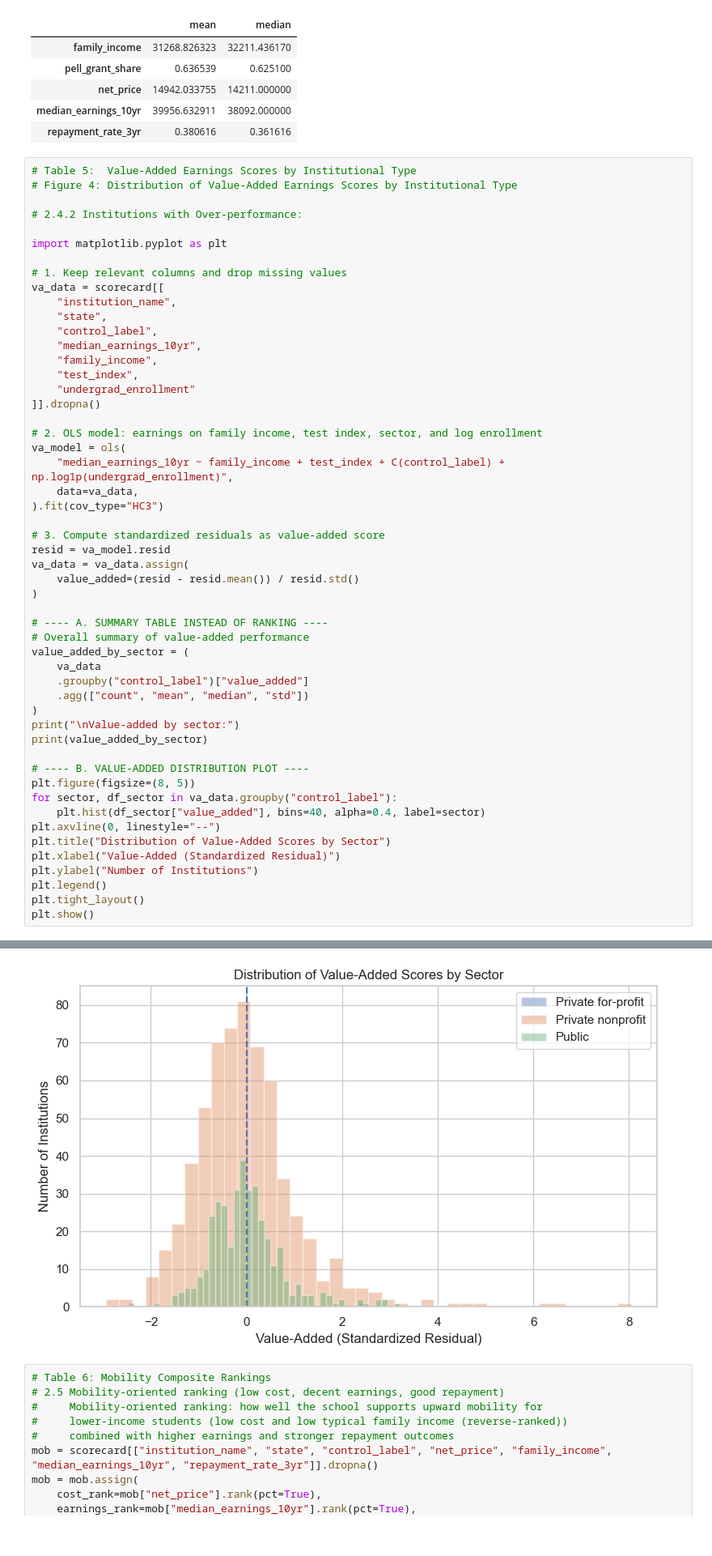
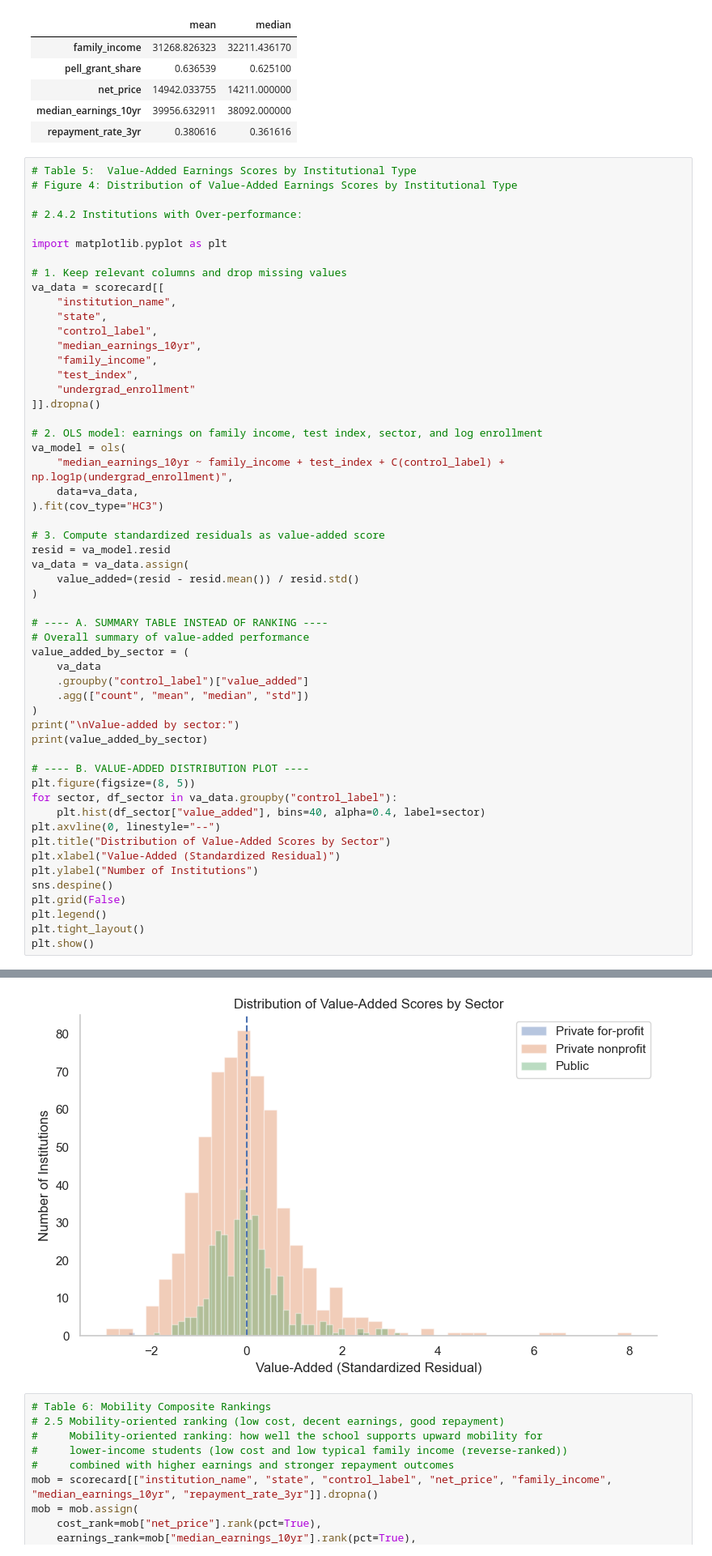
Before and after one commit to jethrochen0709/Econ570FinalProject, a Jupyter notebook: CODE_econ570-final-project/FInalProject.ipynb, the cells around one changed output, grey strips where cells are left out. Shown: that part at 81% size. Drawn from its saved outputs; the diff is of its cells as text.

Commit message:
refined Figure 4

```diff
--- a/CODE_econ570-final-project/FInalProject.ipynb
+++ b/CODE_econ570-final-project/FInalProject.ipynb
@@ -402,34 +402,36 @@ va_data = va_data.assign(
 )
 
 # ---- A. SUMMARY TABLE INSTEAD OF RANKING ----
 # Overall summary of value-added performance
 value_added_by_sector = (
     va_data
     .groupby("control_label")["value_added"]
     .agg(["count", "mean", "median", "std"])
 )
 print("\nValue-added by sector:")
 print(value_added_by_sector)
 
 # ---- B. VALUE-ADDED DISTRIBUTION PLOT ----
 plt.figure(figsize=(8, 5))
 for sector, df_sector in va_data.groupby("control_label"):
     plt.hist(df_sector["value_added"], bins=40, alpha=0.4, label=sector)
 plt.axvline(0, linestyle="--")
 plt.title("Distribution of Value-Added Scores by Sector")
 plt.xlabel("Value-Added (Standardized Residual)")
 plt.ylabel("Number of Institutions")
+sns.despine()
+plt.grid(False)
 plt.legend()
 plt.tight_layout()
 plt.show()
 # %% [output]
 Value-added by sector:
                     count          mean        median       std
 control_label
 Private for-profit      2  1.412892e-11  1.412892e-11  3.482791
 Private nonprofit     615  5.363964e-12 -1.018412e-01  1.116445
 Public                372 -8.943780e-12 -7.562514e-02  0.753339
-[figure, old version]
+[figure, new version]
 # %%
 # Table 6: Mobility Composite Rankings
 # 2.5 Mobility-oriented ranking (low cost, decent earnings, good repayment)
```
